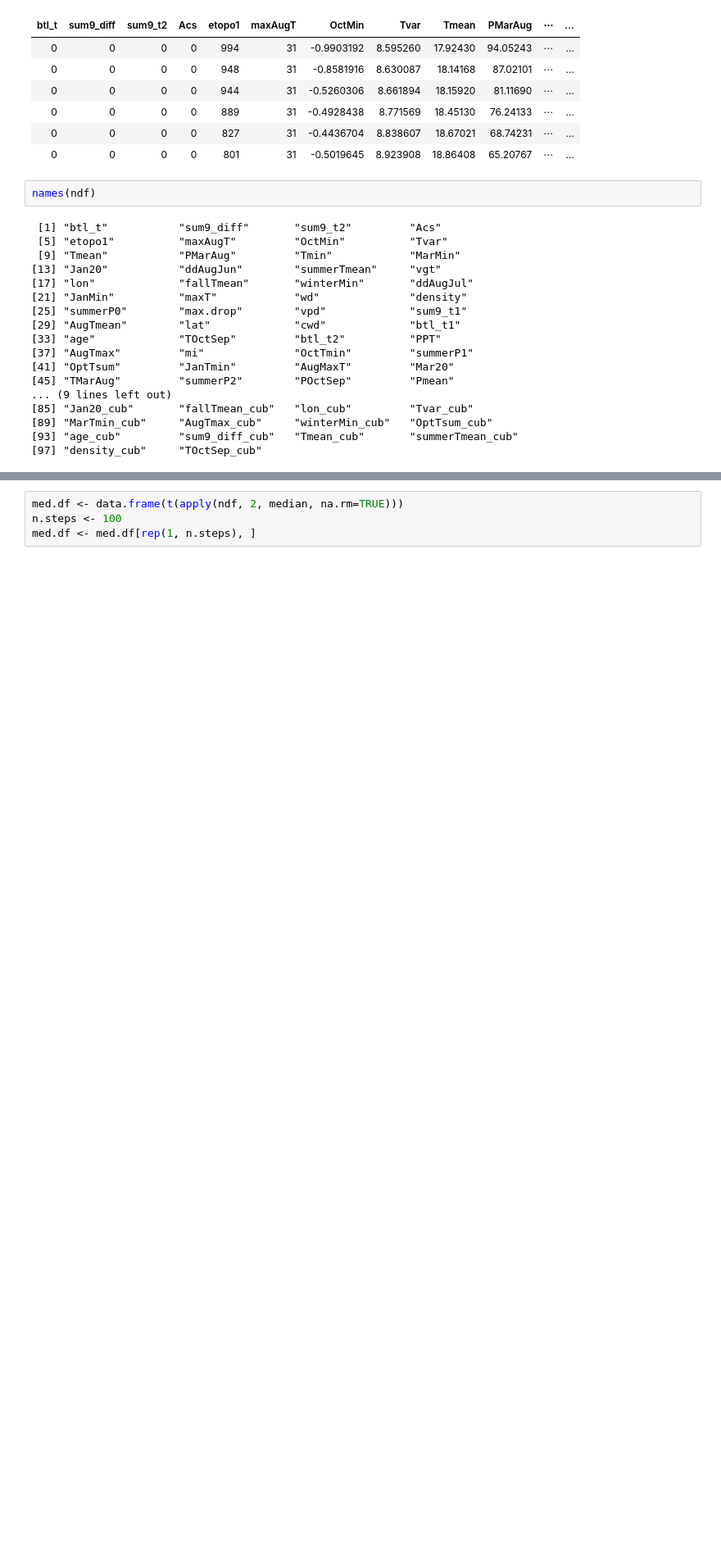
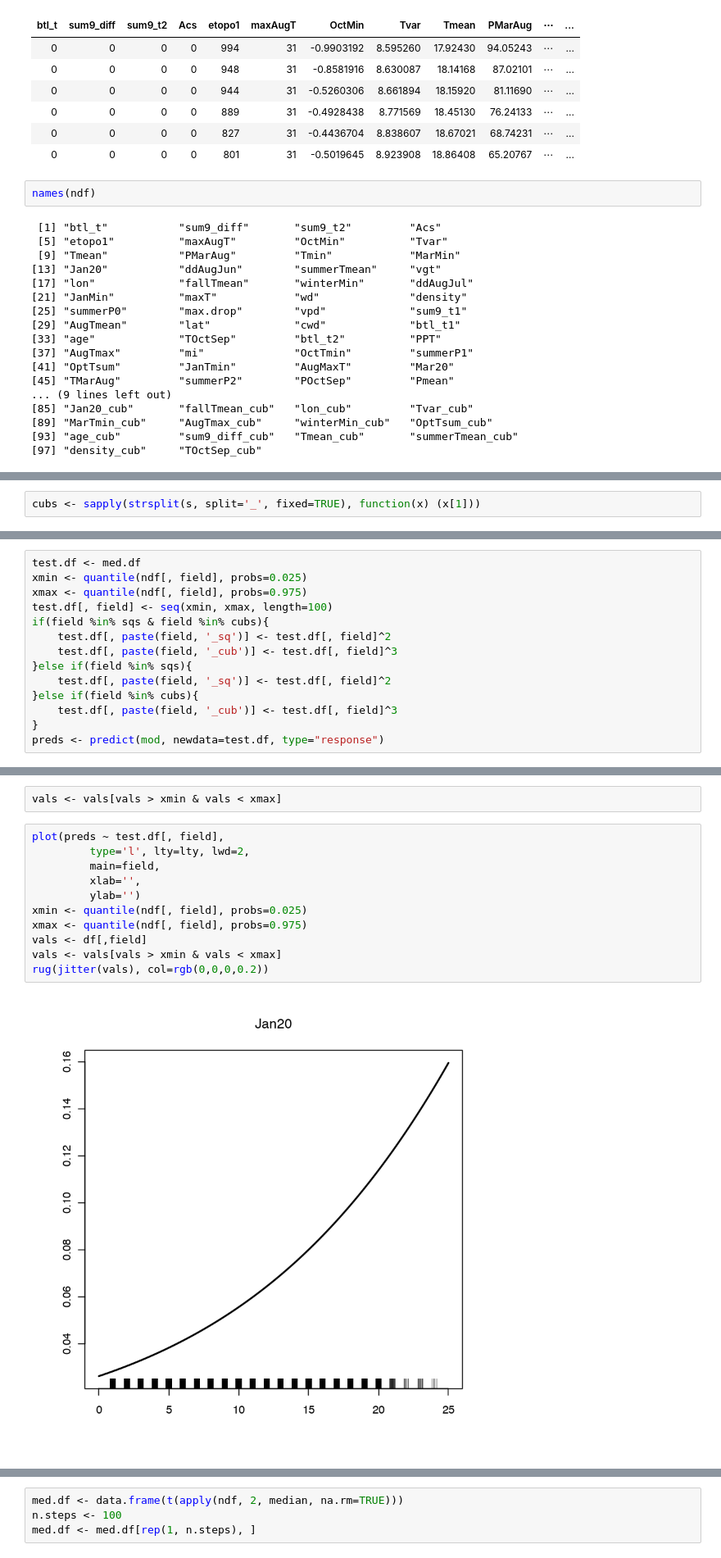
Before and after one commit to dongmeic/SDM, a Jupyter notebook: R/bivariate_plots_2D.ipynb, the cells around one changed output, grey strips where cells are left out. Shown at 82% size. Drawn from its saved outputs; the diff is of its cells as text; blank space fills up the shorter version.

```diff
--- a/R/bivariate_plots_2D.ipynb
+++ b/R/bivariate_plots_2D.ipynb
@@ -121,0 +119,2 @@ names(ndf)
+# %%
+cubs <- sapply(strsplit(s, split='_', fixed=TRUE), function(x) (x[1]))
@@ -121,0 +123,14 @@ names(ndf)
+# %%
+test.df <- med.df
+xmin <- quantile(ndf[, field], probs=0.025)
+xmax <- quantile(ndf[, field], probs=0.975)
+test.df[, field] <- seq(xmin, xmax, length=100)
+if(field %in% sqs & field %in% cubs){
+    test.df[, paste(field, '_sq')] <- test.df[, field]^2
+    test.df[, paste(field, '_cub')] <- test.df[, field]^3
+}else if(field %in% sqs){
+    test.df[, paste(field, '_sq')] <- test.df[, field]^2
+}else if(field %in% cubs){
+    test.df[, paste(field, '_cub')] <- test.df[, field]^3
+}
+preds <- predict(mod, newdata=test.df, type="response")
@@ -121,0 +152,15 @@ names(ndf)
+# %%
+vals <- vals[vals > xmin & vals < xmax]
+# %%
+plot(preds ~ test.df[, field],
+         type='l', lty=lty, lwd=2,
+         main=field,
+         xlab='',
+         ylab='')
+xmin <- quantile(ndf[, field], probs=0.025)
+xmax <- quantile(ndf[, field], probs=0.975)
+vals <- df[,field]
+vals <- vals[vals > xmin & vals < xmax]
+rug(jitter(vals), col=rgb(0,0,0,0.2))
+# %% [output]
+[figure, added]
```
Also changed, not shown: parts of 32 cells of this notebook.
